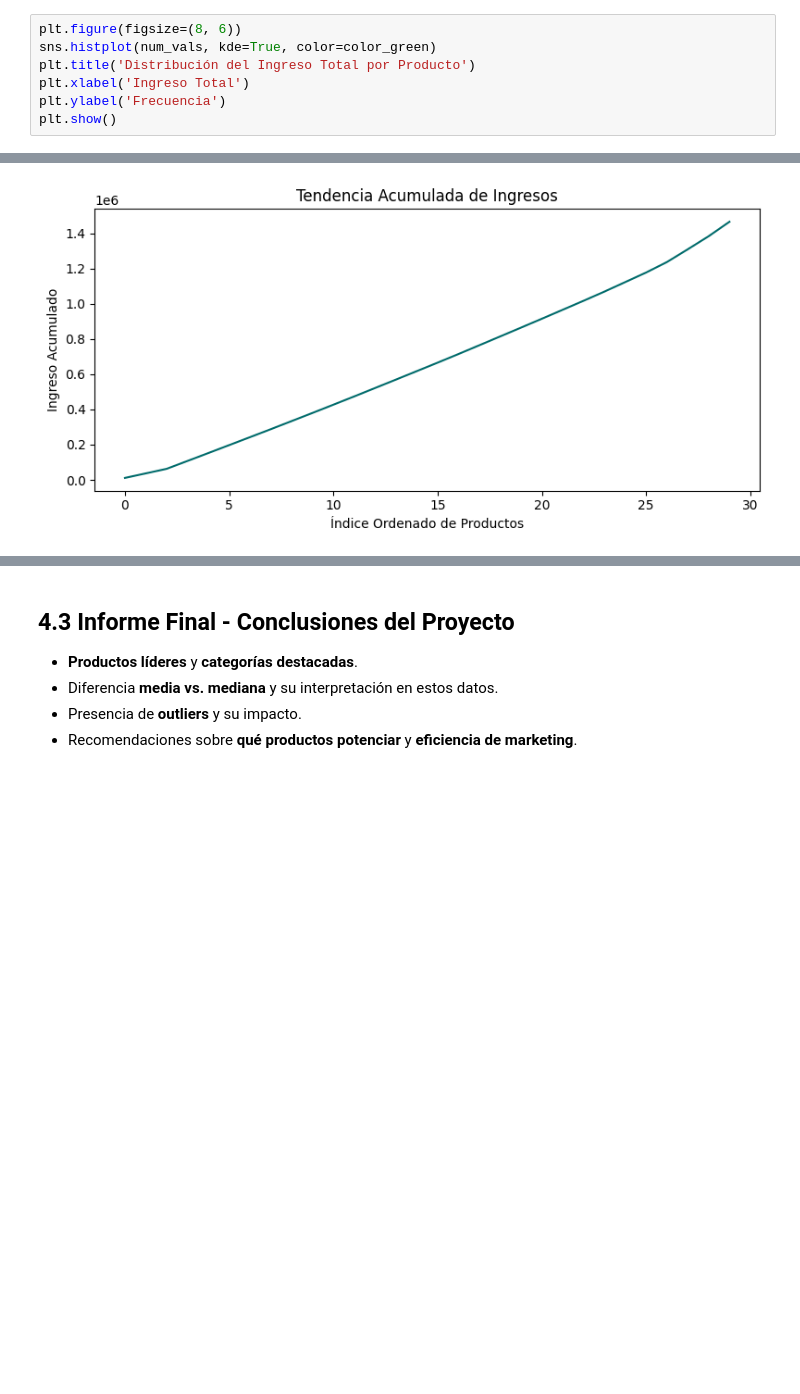
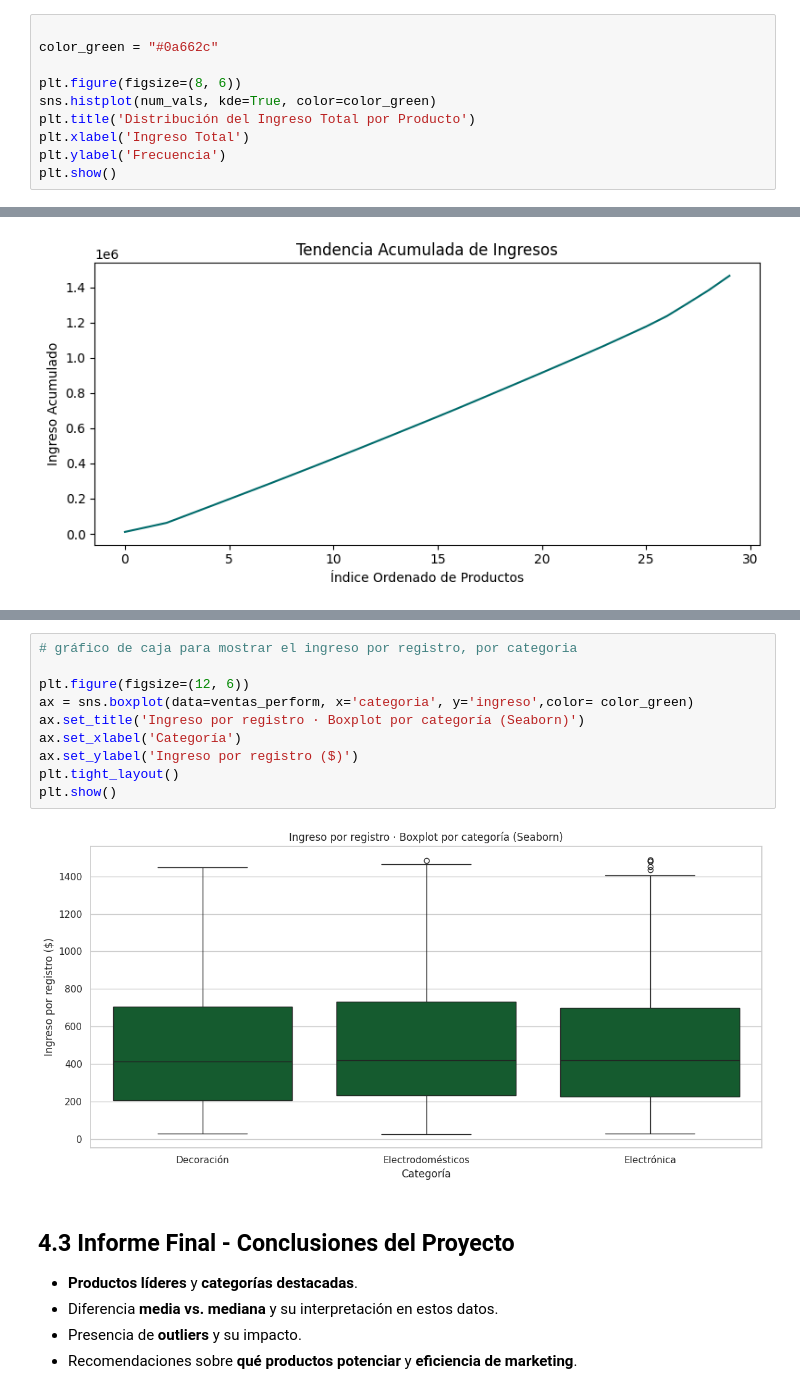
Before and after one commit to herguad/TT_data_analysis, a Jupyter notebook: Herrera_G_com_252612_ENTREGA_TT.ipynb, the cells around one changed output, grey strips where cells are left out. Cells and saved outputs as stored; diff of their text form; blank space fills up the shorter version.

```diff
--- a/Herrera_G_com_252612_ENTREGA_TT.ipynb
+++ b/Herrera_G_com_252612_ENTREGA_TT.ipynb
@@ -957,6 +959,9 @@ plt.show()
 # %% [output]
 [figure]
 # %%
+
+color_green = "#0a662c"
+
 plt.figure(figsize=(8, 6))
 sns.histplot(num_vals, kde=True, color=color_green)
 plt.title('Distribución del Ingreso Total por Producto')
@@ -1057,3 +1112,15 @@ plt.show()
+# %%
+# gráfico de caja para mostrar el ingreso por registro, por categoria
+
+plt.figure(figsize=(12, 6))
+ax = sns.boxplot(data=ventas_perform, x='categoria', y='ingreso',color= color_green)
+ax.set_title('Ingreso por registro · Boxplot por categoría (Seaborn)')
+ax.set_xlabel('Categoría')
+ax.set_ylabel('Ingreso por registro ($)')
+plt.tight_layout()
+plt.show()
+# %% [output]
+[figure, added]
 # %% [markdown]
 ## 4.3 Informe Final - Conclusiones del Proyecto
 - **Productos líderes** y **categorías destacadas**.
```
Also changed, not shown: parts of 7 cells of this notebook.
